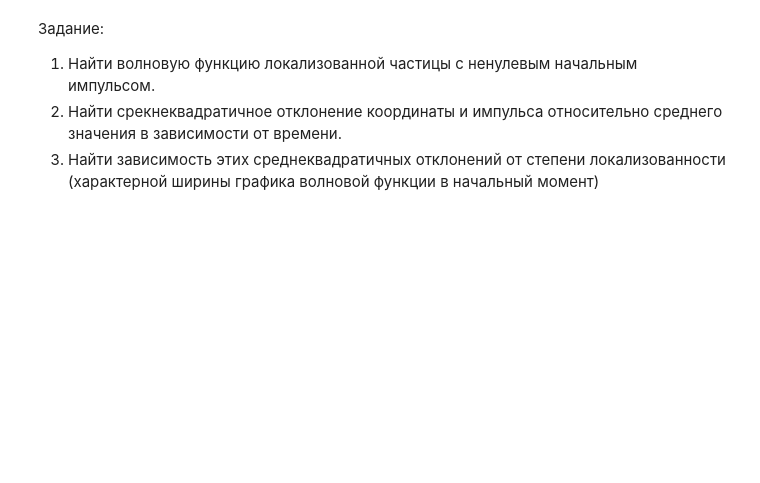
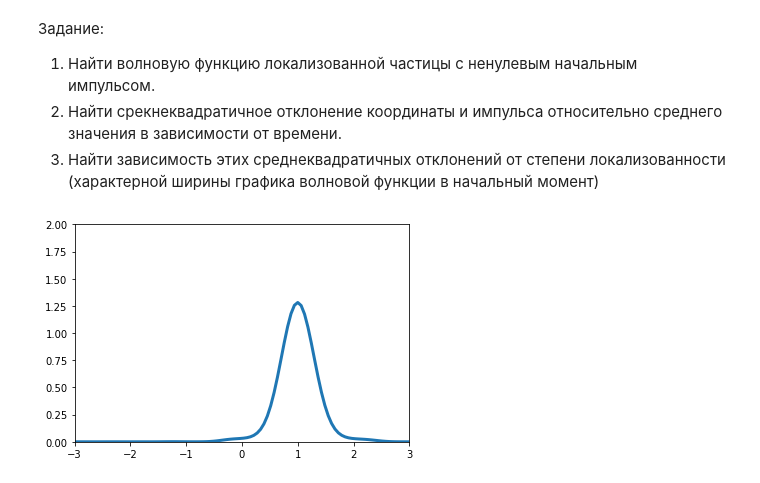
Before and after one commit to kolganovn/quantum, a Jupyter notebook: Oscillator.ipynb, the cells around one changed output. Cells and saved outputs as stored; diff of their text form; code cells hidden in the pictures; blank space fills up the shorter version.

Commit message:
Add animation

```diff
--- a/Oscillator.ipynb
+++ b/Oscillator.ipynb
@@ -129,3 +131,24 @@ plt.show()
 1. Найти волновую функцию локализованной частицы с ненулевым начальным импульсом.
 2. Найти срекнеквадратичное отклонение координаты и импульса относительно среднего значения в зависимости от времени.
 3. Найти зависимость этих среднеквадратичных отклонений от степени локализованности (характерной ширины графика волновой функции в начальный момент)
+# %%
+fig = plt.figure()
+ax = plt.axes(xlim=(-3, 3), ylim=(0, 2))
+line, = ax.plot([], [], lw=3)
+
+def init():
+    line.set_data([], [])
+    return line,
+def animate(t):
+    x = np.linspace(-3, 3, 100)
+    prob = osc.prob(t)
+    y = [prob(p) for p in x]
+    line.set_data(x, y)
+    return line,
+
+anim = FuncAnimation(fig, animate, init_func=init,
+                               frames=np.linspace(0, 1, 128), interval=20, blit=True)
+#сохранение в GIF
+#anim.save('oscillator.gif', writer='imagemagick')
+# %% [output]
+[figure, added]
```
Also changed, not shown: parts of 3 cells of this notebook.
